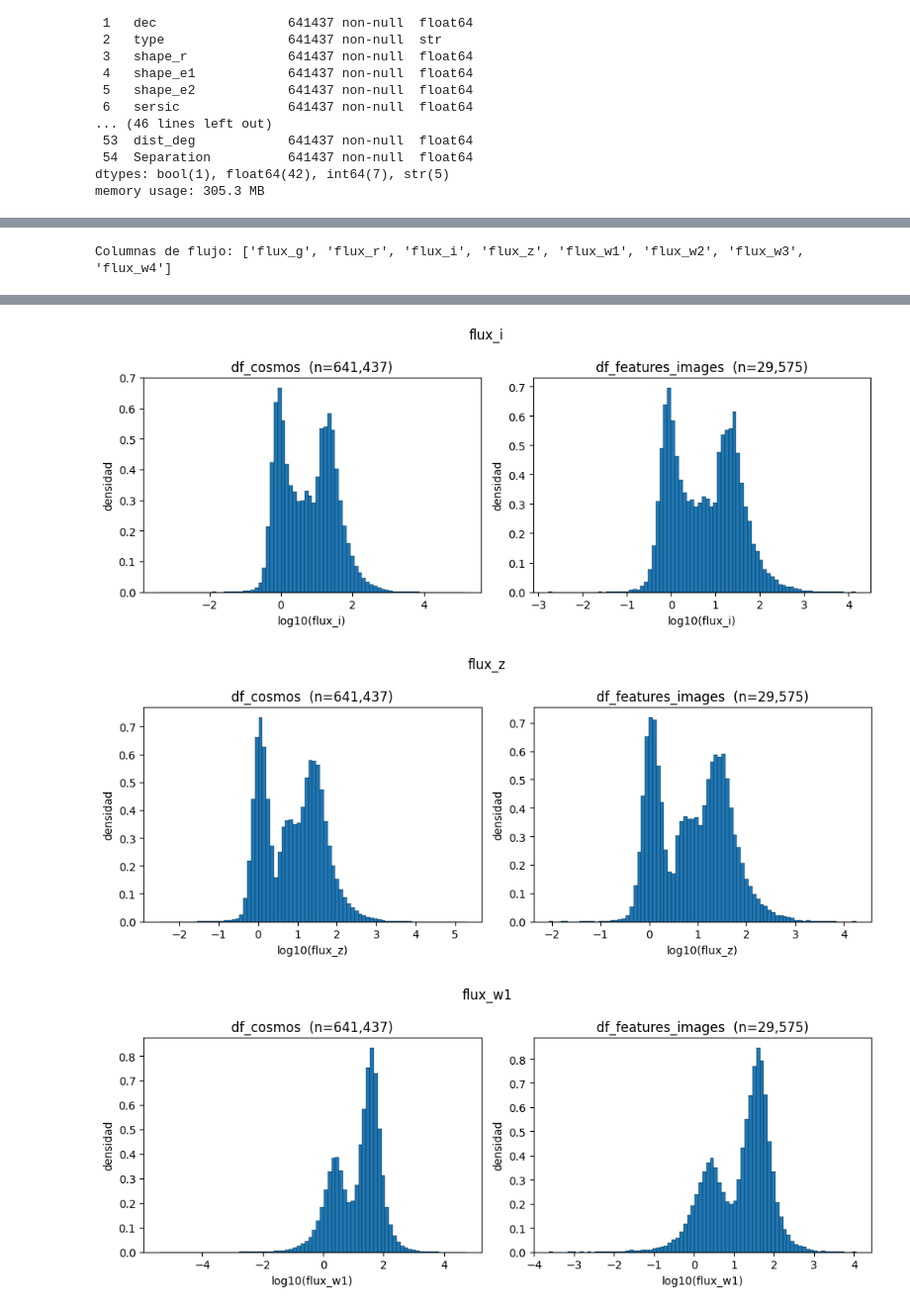
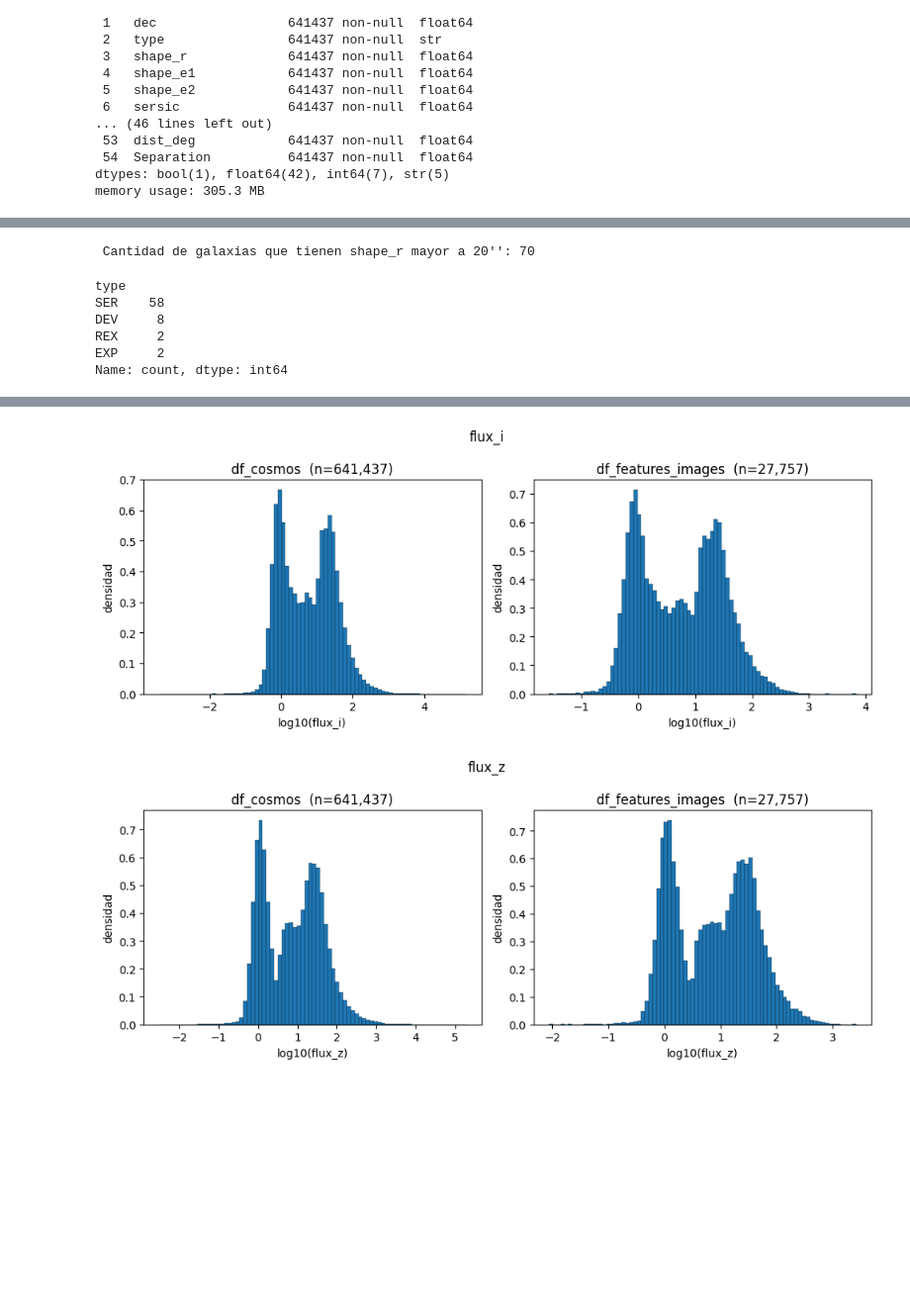
Before and after one commit to Tamaracarrasco/AS4501-Proyect, a Jupyter notebook: scripts/eda/eda_20260619.ipynb, the cells around one changed output, grey strips where cells are left out. Shown at 99% size. Saved outputs shown, nothing was run; the diff lists cells and outputs as text; code cells hidden in the pictures; blank space fills up the shorter version.

Commit message:
agrega algo de eda

```diff
--- a/scripts/eda/eda_20260619.ipynb
+++ b/scripts/eda/eda_20260619.ipynb
@@ -68 +68,6 @@ Tamaño df_cosmos: (641437, 49)
 Tamaño df_feat: (29575, 48)
+# %%
+## De acuerdo a la siguiente referencia:
+## Se consideran los objetos que tengan maskbits igual a 0
+
+df_features_images = df_features_images[df_features_images["maskbits"] == 0].copy()
@@ -69,10 +119,12 @@ Tamaño df_feat: (29575, 48)
 # %%
+################################################
 #### COMPARACIÓN DISTRIBUCIONES DE MUESTRAS
 
-def compare_dist(col, bins=80, log_x=False, xlabel=None):
+def compare_dist(col, bins=80, log_x=False, xlabel=None, plot_type="hist"):
     """
-    Histogramas normalizados de `col` en df_cosmos y df_features_images.
-    log_x=True: aplica log10 filtrando valores <= 0 antes de graficar.
+    Compara la distribución de `col` en df_cosmos y df_features_images.
+    plot_type : "hist" (por defecto) o "violin".
+    log_x     : aplica log10 filtrando valores <= 0 antes de graficar.
     """
     fig, axes = plt.subplots(1, 2, figsize=(10, 4), sharey=False)
     label_x = xlabel or (f"log10({col})" if log_x else col)
@@ -85,10 +137,17 @@ def compare_dist(col, bins=80, log_x=False, xlabel=None):
         vals = df[col].dropna()
         if log_x:
             vals = np.log10(vals[vals > 0])
-        ax.hist(vals, bins=bins, density=True, edgecolor="k", linewidth=0.2)
+
+        if plot_type == "violin":
+            ax.violinplot(vals, showmedians=True)
+            ax.set_xticks([])
+            ax.set_ylabel(label_x)
+        else:
+            ax.hist(vals, bins=bins, density=True, edgecolor="k", linewidth=0.2)
+            ax.set_xlabel(label_x)
+            ax.set_ylabel("densidad")
+
         ax.set_title(title)
-        ax.set_xlabel(label_x)
-        ax.set_ylabel("densidad")
 
     plt.suptitle(col)
     plt.tight_layout()
@@ -101,12 +481,39 @@ compare_dist("z", bins=80)
+# %%
+## ¿Cuántas galaxias tienen r_shape mayor a 20''?
+df_temp = df_cosmos[df_cosmos["shape_r"] > 20]
+print(f" Cantidad de galaxias que tienen shape_r mayor a 20'': {df_temp.shape[0]}")
+
+df_temp["type"].value_counts()
+
+###  Se identifican galaxias (La mayoria tipo SER) que tienen shape_r mayor a 20"
+### Esto es importante saberlo porque hay que poner un limite para la generación
+## de supernovas: la idea es que en el nivel 5 de FOV 120'' (half de 60'', ) se vea
+### algo de la galaxia anfitriona (Esta bien si no se ve en los otros niveles)
+### Pero debe verse algo en el nivel 5 porque si no, no se puede asignar
+## la galaxia anfitriona.
+# %% [output]
+ Cantidad de galaxias que tienen shape_r mayor a 20'': 70
+type
+SER    58
+DEV     8
+REX     2
+EXP     2
+Name: count, dtype: int64
 # %%
+################### FLUJOS
+############### Lo que se busca acá es estudiar
+############## la distribución de los flujos declarados en el catálogo fotométrico.
+
 # Flujos por banda (log scale)
-flux_cols = [
-    c for c in df_cosmos.columns
-    if re.fullmatch(r"flux_\w{1,2}", c) and c in df_features_images.columns
-]
-print(f"Columnas de flujo: {flux_cols}")
+
+flux_cols = ["flux_g", "flux_r", "flux_i", "flux_z"]
+# flux_cols = [
+
+#     c for c in df_cosmos.columns
+#     if re.fullmatch(r"flux_\w{1,2}", c) and c in df_features_images.columns
+# ]
+# print(f"Columnas de flujo: {flux_cols}")
 
 for col in flux_cols:
     compare_dist(col, bins=80, log_x=True)
 # %% [output]
-Columnas de flujo: ['flux_g', 'flux_r', 'flux_i', 'flux_z', 'flux_w1', 'flux_w2', 'flux_w3', 'flux_w4']
@@ -115,3 +522,2 @@ Columnas de flujo: ['flux_g', 'flux_r', 'flux_i', 'flux_z', 'flux_w1', 'flux_w2'
-[figure, old version]
+[figure, new version]
-[figure, old version]
+[figure, new version]
-[figure, removed]
```
Also changed, not shown: parts of 59 cells of this notebook.
